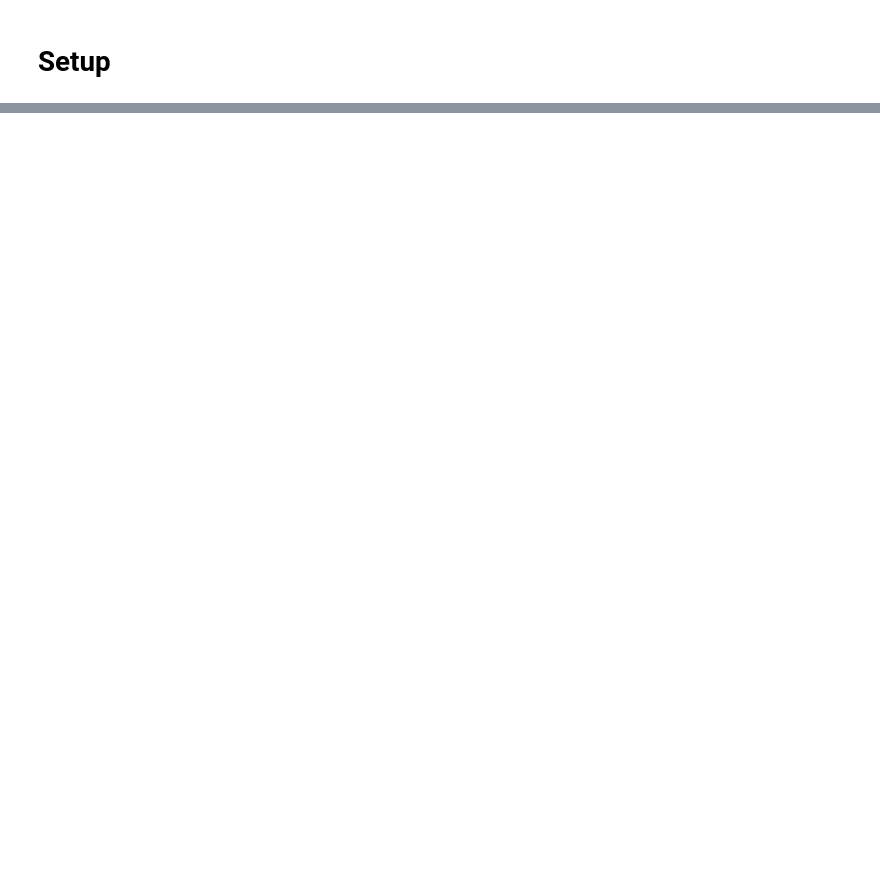
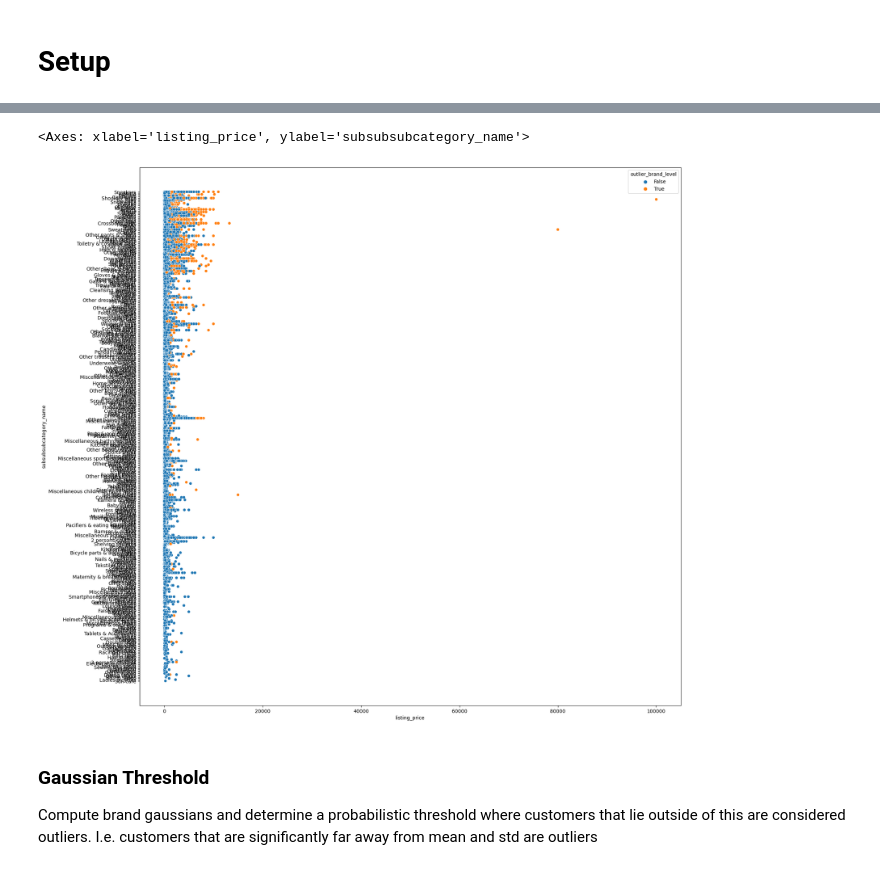
Before and after one commit to RasKrebs/pricing_wizards, a Jupyter notebook: notebooks/OutlierDetection.ipynb, the cells around one changed output, grey strips where cells are left out. Drawn from its saved outputs; the diff is of its cells as text; code cells hidden in the pictures; blank space fills up the shorter version.

Commit message:
added outlier detection and dataclass notebooks

```diff
--- a/notebooks/OutlierDetection.ipynb
+++ b/notebooks/OutlierDetection.ipynb
@@ -239,0 +130,12 @@ Name: viewed_count, dtype: int64
+# %%
+# Listing price quantiles and thresholds
+q_1 = df.listing_price.quantile(.25)
+q_3 = df.listing_price.quantile(.75)
+lower_bound = q_1 - 1.5*(q_3-q_1)
+upper_bound = q_3 + 1.5*(q_3-q_1)
+
+# Detection function
+outlier = lambda x: True if x < lower_bound or x > upper_bound else False
+
+# Computing outlier
+df['outlier'] = df.listing_price.apply(outlier)
@@ -239,0 +166,20 @@ Name: viewed_count, dtype: int64
+# %%
+# Computing qunatiles on brandlevel
+iqr_brand = df.groupby('brand_name').agg(q25 = ('listing_price', lambda x: x.quantile(.25)),
+                                         q75 = ('listing_price', lambda x: x.quantile(.75))).reset_index()
+
+# Computing difference and thresholds
+iqr_brand = iqr_brand.assign(
+    difference = lambda x: x.q75 - x.q25,
+    upper_bound = lambda x: x.q75 + 2*(x.difference),
+    lower_bound = lambda x: x.q25 - 2*(x.difference))
+
+
+
+# Merging with dataframe
+iqr_df = df.copy()
+iqr_df = iqr_df[['classified_id','listing_price','brand_name']].merge(iqr_brand, on='brand_name',how='left')
+
+# Detecting outliers
+df['outlier_brand_level'] = (iqr_df.listing_price > iqr_df.upper_bound) | (iqr_df.listing_price < iqr_df.lower_bound)
+iqr_df['outlier'] = (iqr_df.listing_price > iqr_df.upper_bound) | (iqr_df.listing_price < iqr_df.lower_bound)
@@ -239,0 +219,12 @@ Name: viewed_count, dtype: int64
+# %%
+fig, axs = plt.subplots(figsize=(20,20))
+#sns.scatterplot(data=df[df.brand_name.isin(df.brand_name.value_counts().head(100).index)], x='listing_price', y='subsubsubcategory_name', hue='outlier_brand_level')
+sns.scatterplot(data=df, x='listing_price', y='subsubsubcategory_name', hue='outlier_brand_level')
+
+# I want to ensure that the outliers predicted on a brand level also makes sense from a subsubsubsubcategoy_name level
+# %% [output]
+<Axes: xlabel='listing_price', ylabel='subsubsubcategory_name'>
+[figure, added]
+# %% [markdown]
+### Gaussian Threshold
+Compute brand gaussians and determine a probabilistic threshold where customers that lie outside of this are considered outliers. I.e. customers that are significantly far away from mean and std are outliers
```
Also changed, not shown: parts of 58 cells of this notebook, 1 other file.
